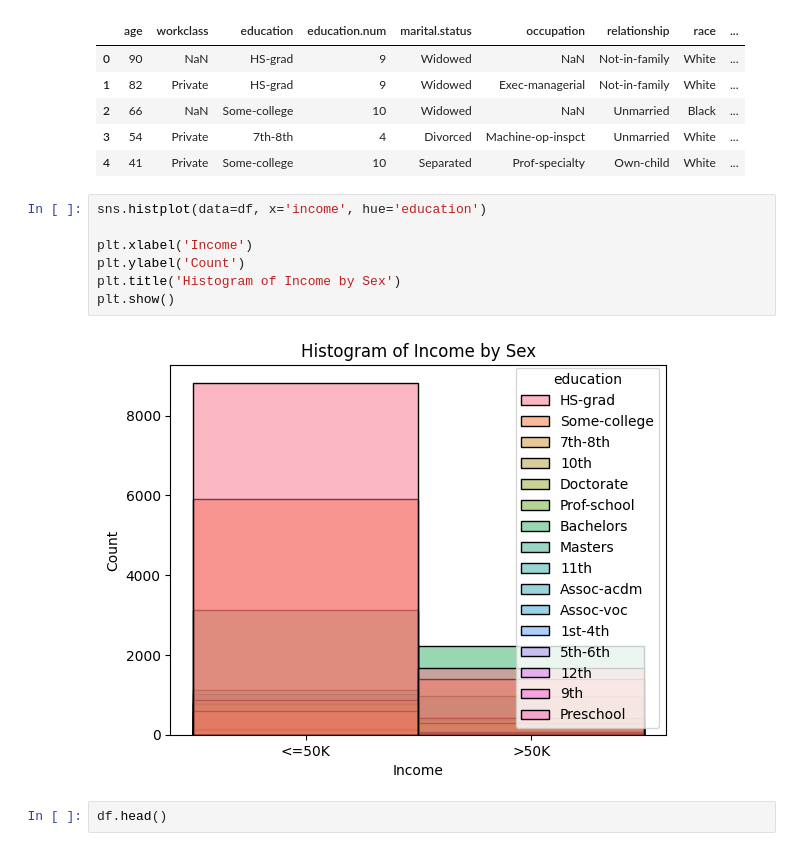
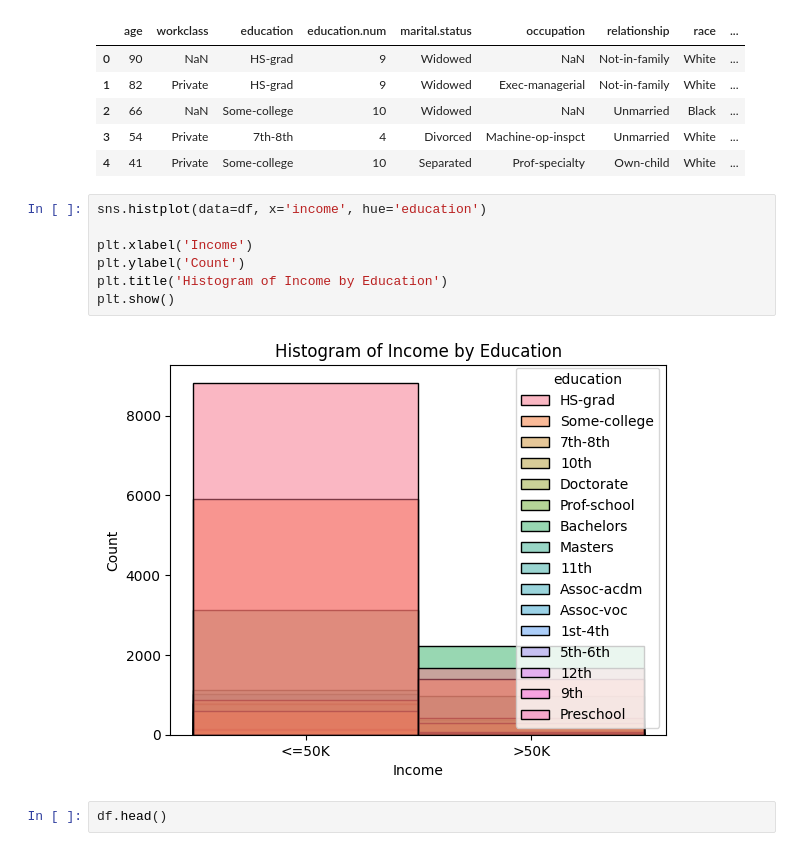
Before and after one commit to BhavyaGoyal777/computeTasks, a Jupyter notebook: EDA_of_task3ML.ipynb, the cells around one changed output. Cells and saved outputs as stored; diff of their text form.

```diff
--- a/EDA_of_task3ML.ipynb
+++ b/EDA_of_task3ML.ipynb
@@ -168,12 +168,12 @@ df.head()
 # %%
 sns.histplot(data=df, x='income', hue='education')
 
 plt.xlabel('Income')
 plt.ylabel('Count')
-plt.title('Histogram of Income by Sex')
+plt.title('Histogram of Income by Education')
 plt.show()
 # %% [output]
-[figure, old version]
+[figure, new version]
 # %%
 df.head()
 # %% [output]
```
Also changed, not shown: parts of 11 cells of this notebook.
